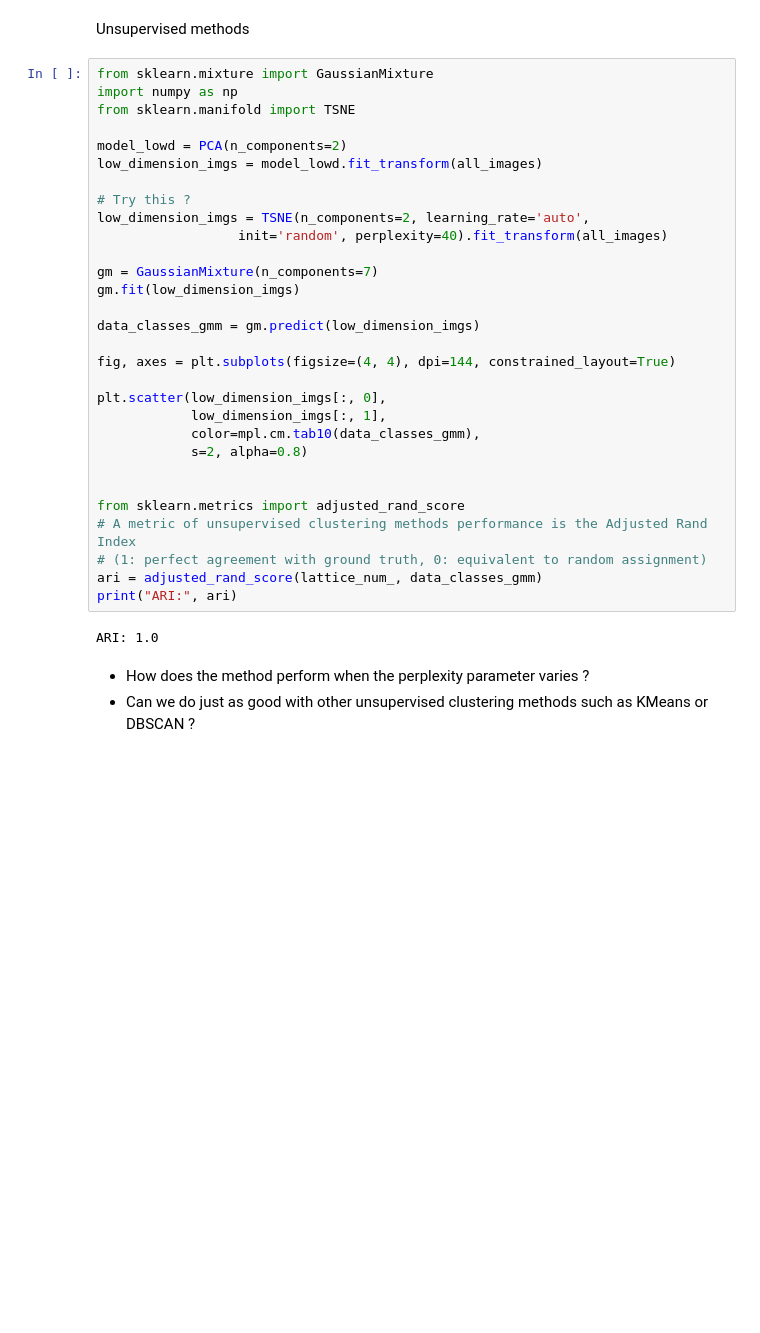
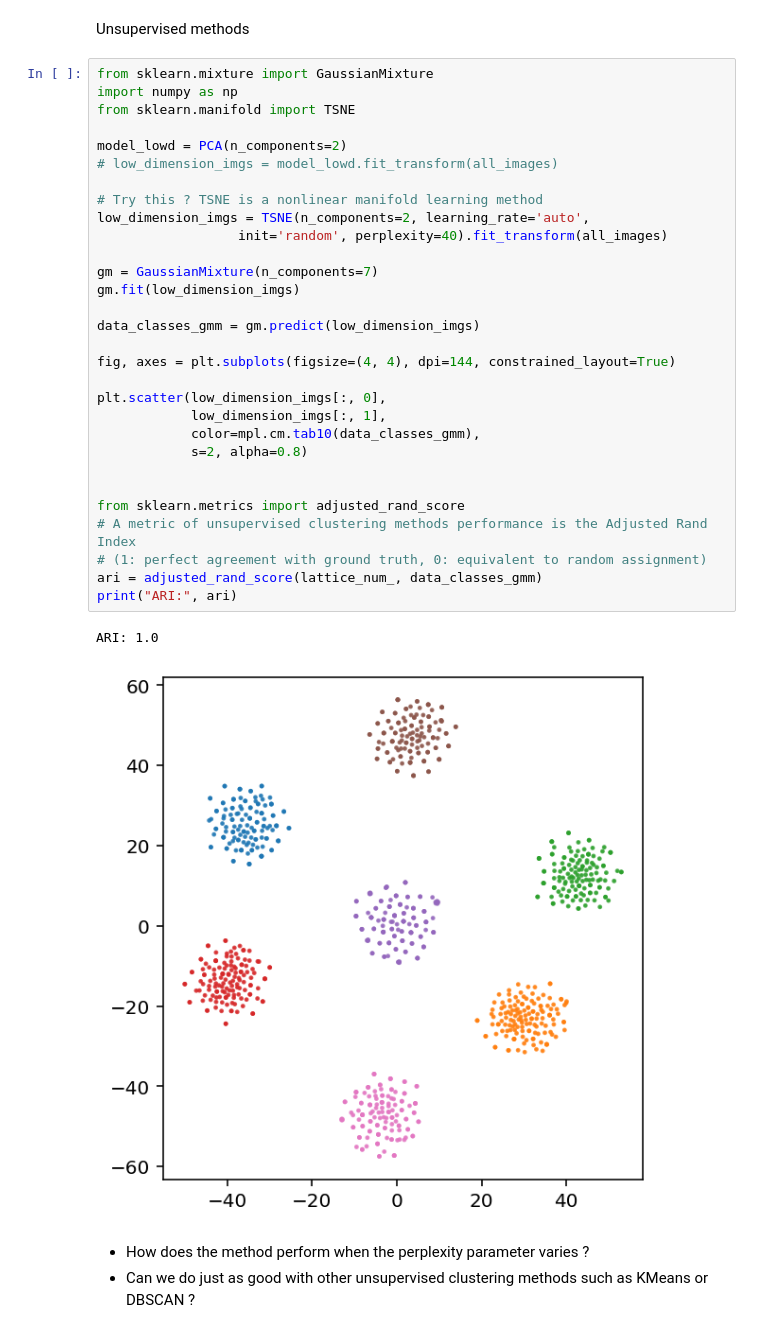
Before and after one commit to pgrigorev/ModMatEcole, a Jupyter notebook: tutorials/T2_2_structural_analysis.ipynb, the cells around one changed output. Saved outputs shown, nothing was run; the diff lists cells and outputs as text; blank space fills up the shorter version.

```diff
--- a/tutorials/T2_2_structural_analysis.ipynb
+++ b/tutorials/T2_2_structural_analysis.ipynb
@@ -297,35 +300,36 @@ Unsupervised methods
 # %%
 from sklearn.mixture import GaussianMixture
 import numpy as np
 from sklearn.manifold import TSNE
 
 model_lowd = PCA(n_components=2)
-low_dimension_imgs = model_lowd.fit_transform(all_images)
+# low_dimension_imgs = model_lowd.fit_transform(all_images)
 
-# Try this ?
+# Try this ? TSNE is a nonlinear manifold learning method
 low_dimension_imgs = TSNE(n_components=2, learning_rate='auto',
                   init='random', perplexity=40).fit_transform(all_images)
 
 gm = GaussianMixture(n_components=7)
 gm.fit(low_dimension_imgs)
 
 data_classes_gmm = gm.predict(low_dimension_imgs)
 
 fig, axes = plt.subplots(figsize=(4, 4), dpi=144, constrained_layout=True)
 
 plt.scatter(low_dimension_imgs[:, 0],
             low_dimension_imgs[:, 1],
             color=mpl.cm.tab10(data_classes_gmm),
             s=2, alpha=0.8)
 
 
 from sklearn.metrics import adjusted_rand_score
 # A metric of unsupervised clustering methods performance is the Adjusted Rand Index
 # (1: perfect agreement with ground truth, 0: equivalent to random assignment)
 ari = adjusted_rand_score(lattice_num_, data_classes_gmm)
 print("ARI:", ari)
 # %% [output]
 ARI: 1.0
+[figure, added]
 # %% [markdown]
 - How does the method perform when the perplexity parameter varies ?
 - Can we do just as good with other unsupervised clustering methods such as KMeans or DBSCAN ?
```
Also changed, not shown: parts of 5 cells of this notebook.
